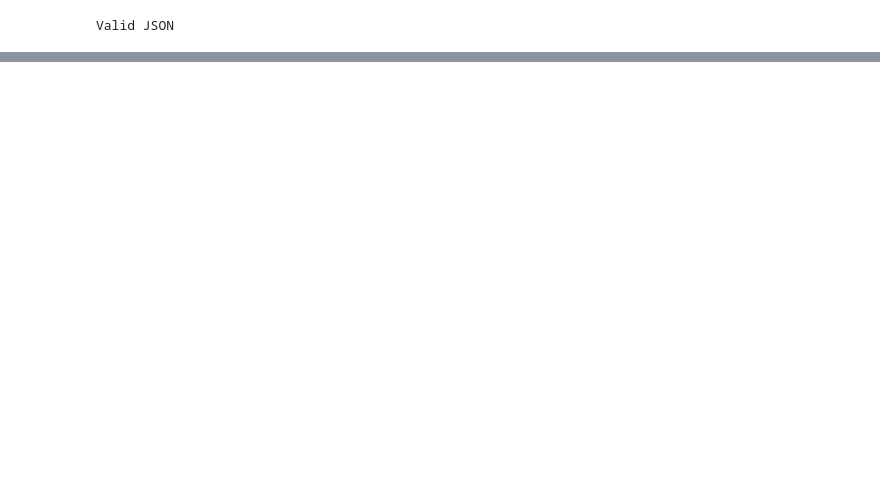
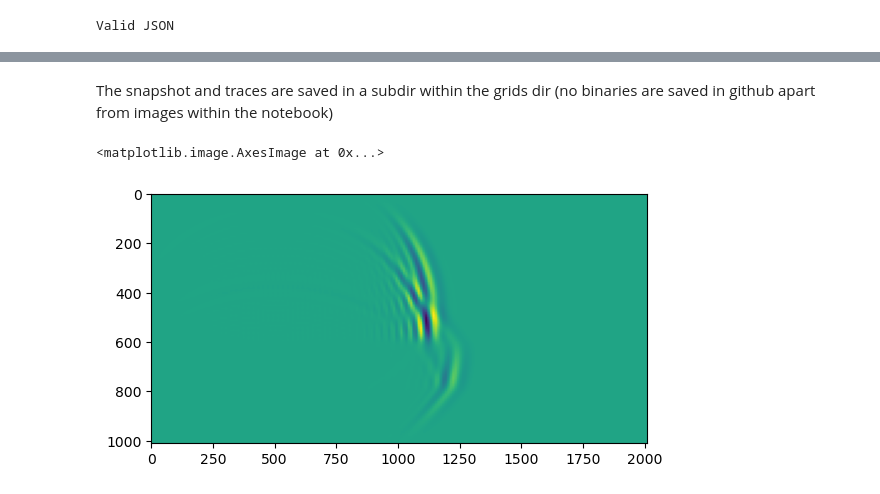
Before and after one commit to gpap-gpap/mantis-core-examples, a Jupyter notebook: Example_5_Finite_difference.ipynb, the cells around one changed output, grey strips where cells are left out. Drawn from its saved outputs; the diff is of its cells as text; code cells hidden in the pictures; blank space fills up the shorter version.

```diff
--- a/Example_5_Finite_difference.ipynb
+++ b/Example_5_Finite_difference.ipynb
@@ -185,0 +100,13 @@ Exception: File `'runFD'` not found.
+# %% [markdown]
+The snapshot and traces are saved in a subdir within the grids dir (no binaries are saved in github apart from images within the notebook)
+# %%
+import numpy as np
+import matplotlib.pyplot as plt
+image = np.fromfile(
+    "/Users/gpapageo/Documents/projects/mantis-core-examples/wave_modelling_backend/test/snapshots/P-0005000.bin",
+    dtype=np.dtype("float32"),
+).reshape(201, 101)[::-1].T
+plt.imshow(image, extent=[0, 2010, 1010, 0])
+# %% [output]
+<matplotlib.image.AxesImage at 0x...>
+[figure, added]
```
Also changed, not shown: parts of 38 cells of this notebook, 10 other files.
